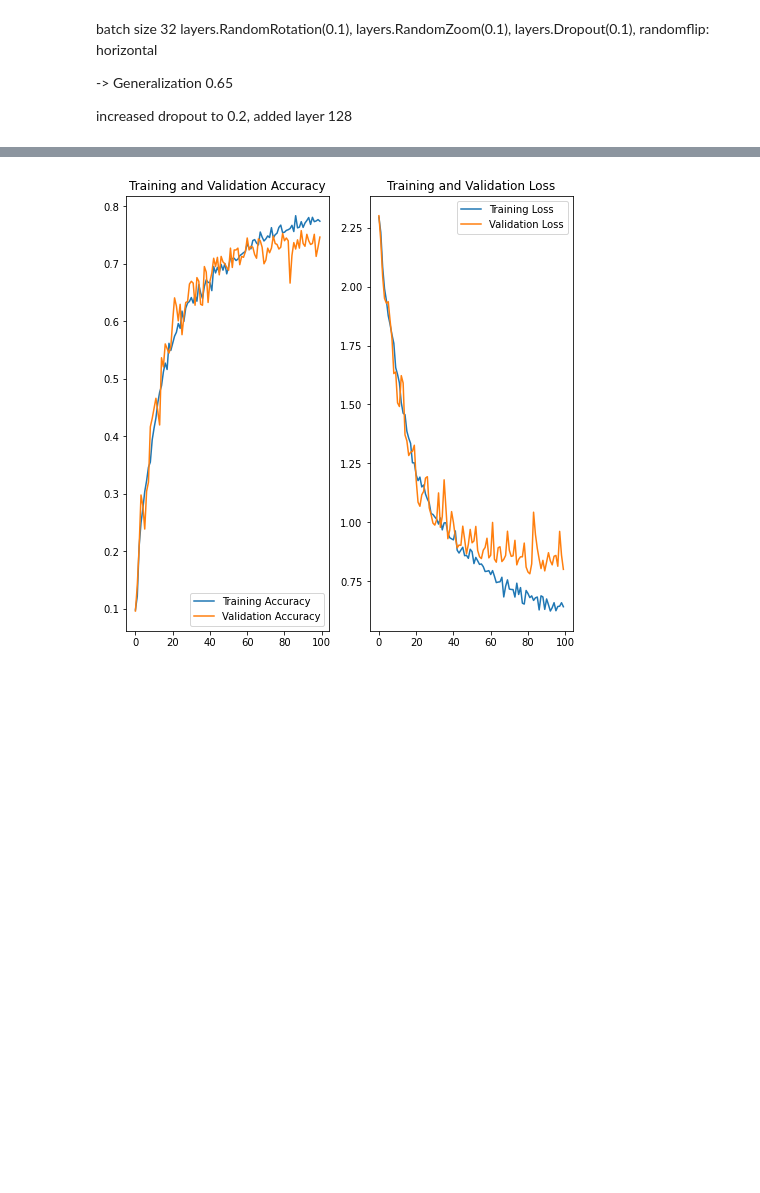
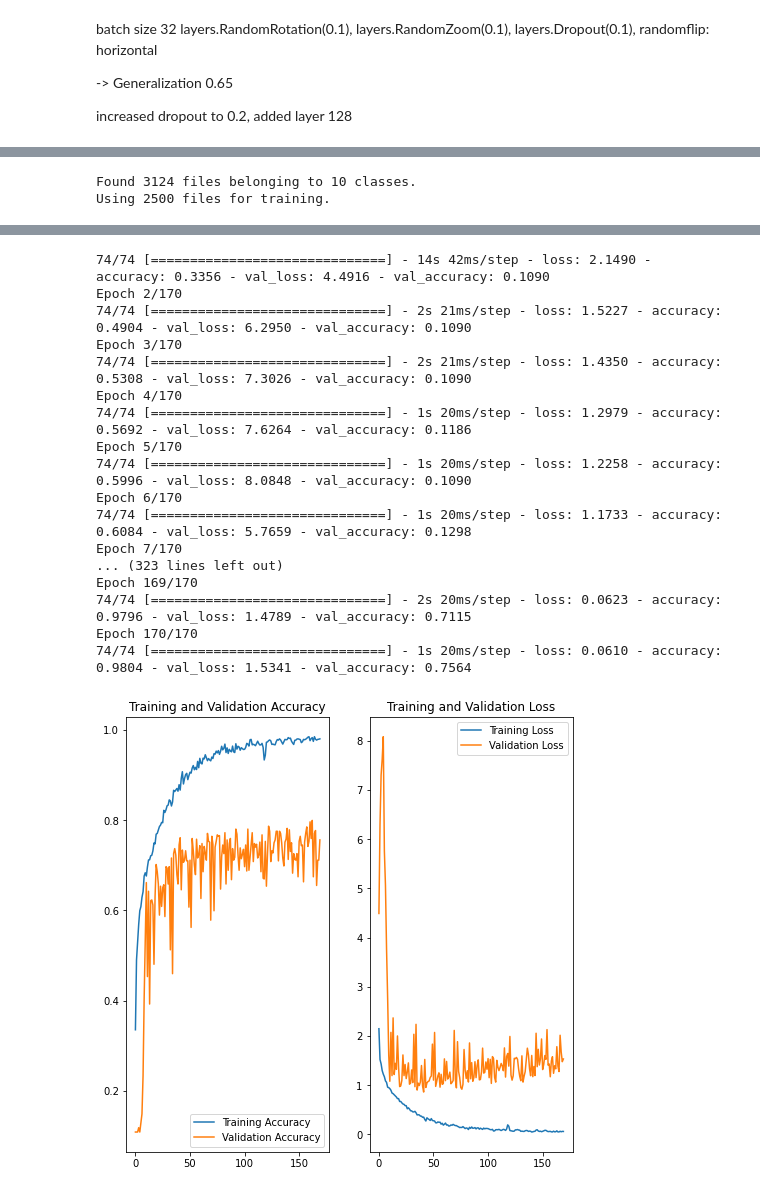
Before and after one commit to Fundamentals-of-Machine-Learning-F21/final-project---code-report-uf-europe, a Jupyter notebook: Code_Michael.ipynb, the cells around one changed output, grey strips where cells are left out. Saved outputs shown, nothing was run; the diff lists cells and outputs as text; code cells hidden in the pictures; blank space fills up the shorter version.

Commit message:
Model with 75% val score

```diff
--- a/Code_Michael.ipynb
+++ b/Code_Michael.ipynb
@@ -156,5 +138,29 @@ Epoch 100/100
 # %%
-import matplotlib.pyplot as plt
+batch_size = 34
+img_height = 300
+img_width = 300
+data_dir = 'KerasPrep'
+validation_split = 0.2
+random_rotation = 0.3
+random_zoom = 0.3
+dropout = 0.1
+
+# build model
+model, train_ds, val_ds = build_custom_model(batch_size, img_height, img_width, data_dir, validation_split,random_rotation,random_zoom,dropout)
+
+#train model
+callback = tf.keras.callbacks.EarlyStopping(
+    monitor='val_accuracy', min_delta=0.001, patience=6, verbose=0, mode='max',
+    baseline=None, restore_best_weights=True
+)
+
+epochs=170
+history = model.fit(
+  train_ds,
+  validation_data=val_ds,
+  epochs=epochs,
+  #callbacks = [callback]
+)
 acc = history.history['accuracy']
 val_acc = history.history['val_accuracy']
 
@@ -176,4 +182,12 @@ plt.plot(epochs_range, val_loss, label='Validation Loss')
 plt.legend(loc='upper right')
 plt.title('Training and Validation Loss')
 plt.show()
+
+
+fields=[epochs,acc,img_height, img_width, data_dir, validation_split,random_rotation,random_zoom,dropout,val_acc,batch_size, model.get_config()]
+with open(r'ML_results', 'a') as f:
+    writer = csv.writer(f)
+    writer.writerow(fields)
 # %% [output]
+Found 3124 files belonging to 10 classes.
+Using 2500 files for training.
@@ -180 +218,18 @@ plt.show()
+74/74 [==============================] - 14s 42ms/step - loss: 2.1490 - accuracy: 0.3356 - val_loss: 4.4916 - val_accuracy: 0.1090
+Epoch 2/170
+74/74 [==============================] - 2s 21ms/step - loss: 1.5227 - accuracy: 0.4904 - val_loss: 6.2950 - val_accuracy: 0.1090
+Epoch 3/170
+74/74 [==============================] - 2s 21ms/step - loss: 1.4350 - accuracy: 0.5308 - val_loss: 7.3026 - val_accuracy: 0.1090
+Epoch 4/170
+74/74 [==============================] - 1s 20ms/step - loss: 1.2979 - accuracy: 0.5692 - val_loss: 7.6264 - val_accuracy: 0.1186
+Epoch 5/170
+74/74 [==============================] - 1s 20ms/step - loss: 1.2258 - accuracy: 0.5996 - val_loss: 8.0848 - val_accuracy: 0.1090
+Epoch 6/170
+74/74 [==============================] - 1s 20ms/step - loss: 1.1733 - accuracy: 0.6084 - val_loss: 5.7659 - val_accuracy: 0.1298
+Epoch 7/170
+... (323 lines left out)
+Epoch 169/170
+74/74 [==============================] - 2s 20ms/step - loss: 0.0623 - accuracy: 0.9796 - val_loss: 1.4789 - val_accuracy: 0.7115
+Epoch 170/170
+74/74 [==============================] - 1s 20ms/step - loss: 0.0610 - accuracy: 0.9804 - val_loss: 1.5341 - val_accuracy: 0.7564
-[figure, old version]
+[figure, new version]
```
Also changed, not shown: parts of 6 cells of this notebook, 1 other file.
